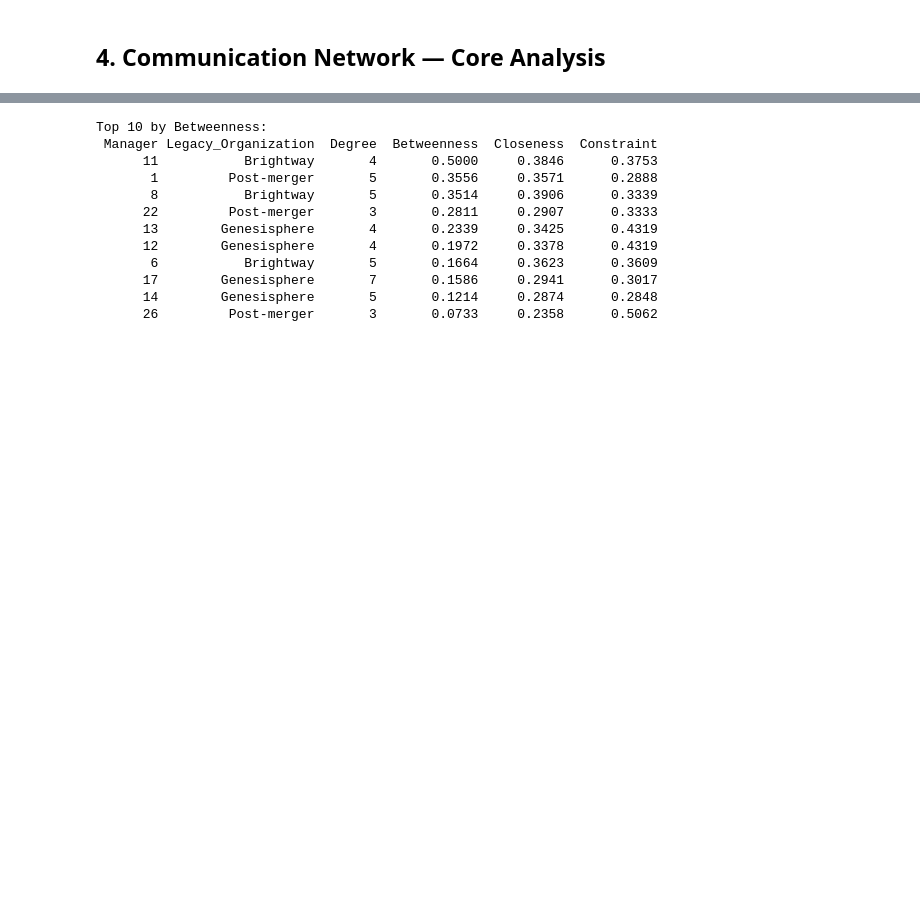
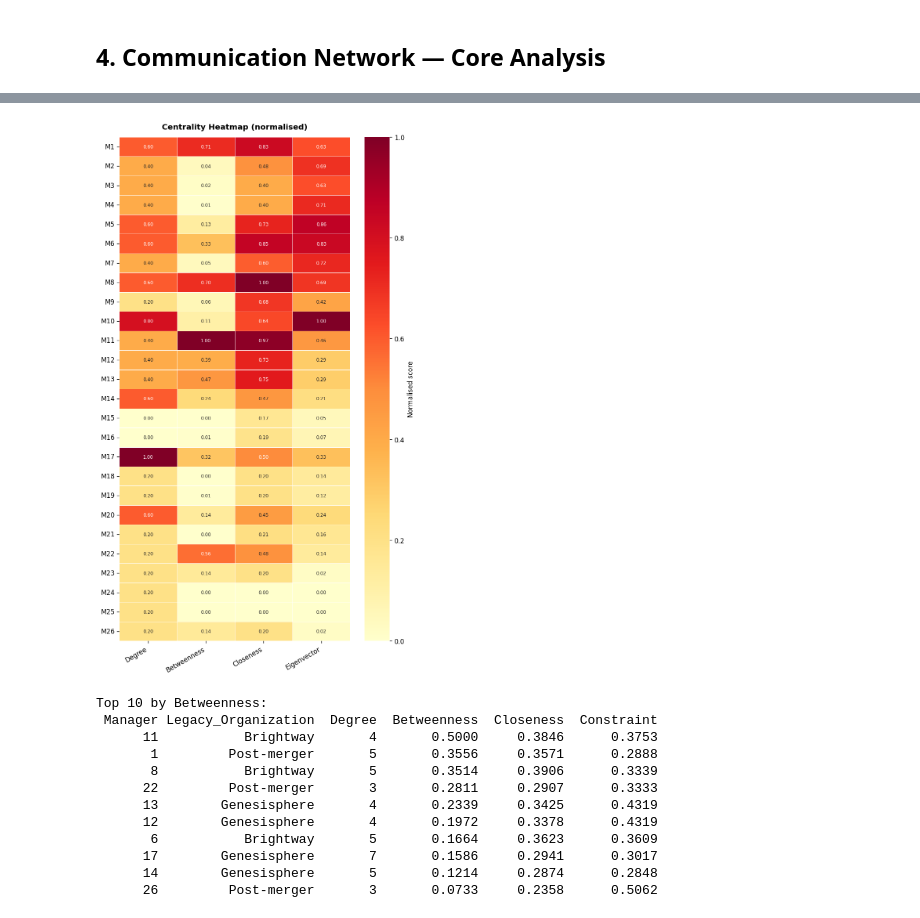
Before and after one commit to shortstax23/assignment_sno, a Jupyter notebook: analysis.ipynb, the cells around one changed output, grey strips where cells are left out. Cells and saved outputs as stored; diff of their text form; code cells hidden in the pictures; blank space fills up the shorter version.

```diff
--- a/analysis.ipynb
+++ b/analysis.ipynb
@@ -275,3 +265,25 @@ Weakly connected components: 1
+# %%
+import seaborn as sns
+
+metrics = ['Degree', 'Betweenness', 'Closeness', 'Eigenvector']
+heat_df = centrality_df.set_index('Manager')[metrics]
+norm_heat = (heat_df - heat_df.min()) / (heat_df.max() - heat_df.min())
+norm_heat.index = [f'M{i}' for i in norm_heat.index]
+
+fig, ax = plt.subplots(figsize=(7, 12))
+sns.heatmap(norm_heat, cmap='YlOrRd', linewidths=0.4, linecolor='white',
+            annot=True, fmt='.2f', annot_kws={'size': 7},
+            cbar_kws={'label': 'Normalised score'}, ax=ax)
+ax.set_title('Centrality Heatmap (normalised)', fontweight='bold', pad=12)
+ax.set_xlabel('')
+ax.set_ylabel('')
+plt.xticks(rotation=30, ha='right')
+plt.yticks(rotation=0)
+plt.tight_layout()
+plt.savefig('centrality_heatmap.png', bbox_inches='tight')
+plt.show()
+# %% [output]
+[figure, added]
 # %%
 # Centrality measures
 deg_in    = dict(G_dir.in_degree())
```
Also changed, not shown: parts of 9 cells of this notebook, 7 other files.
